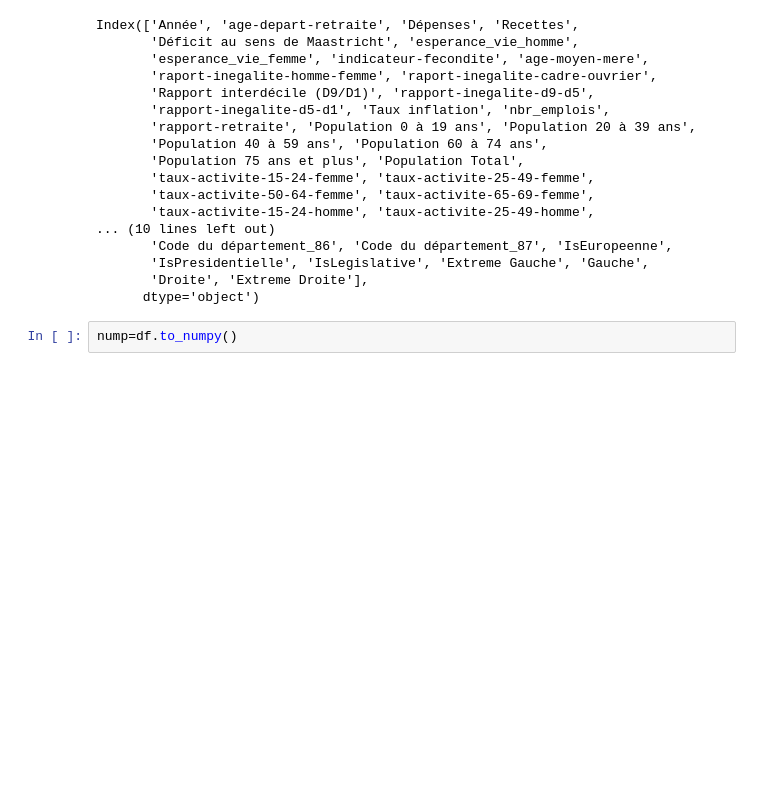
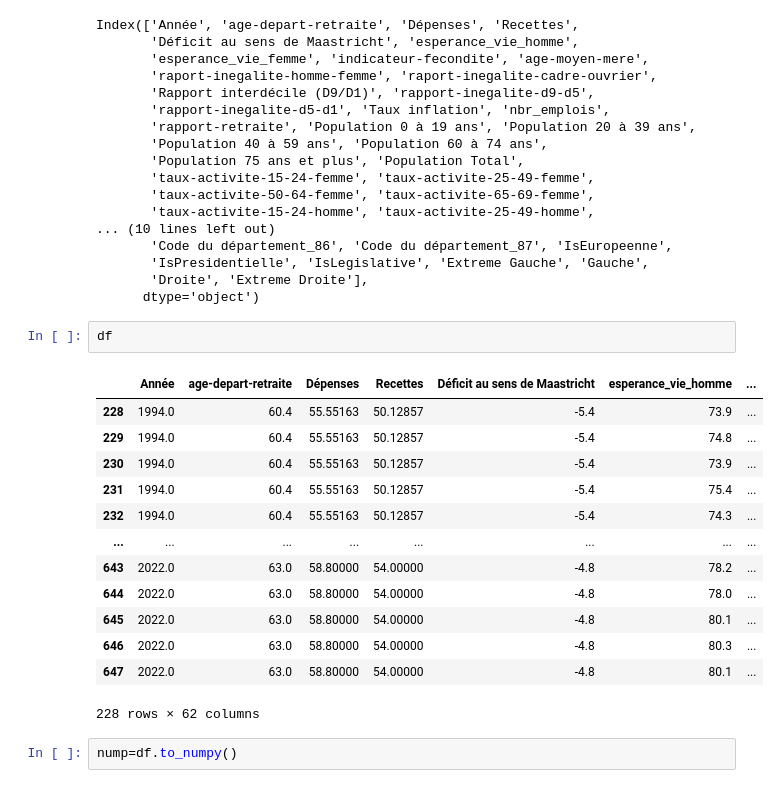
Before and after one commit to L-Clem/MSPR-Big-Data-et-Analyse-des-donnees, a Jupyter notebook: analisys.ipynb, the cells around one changed output. Saved outputs shown, nothing was run; the diff lists cells and outputs as text; blank space fills up the shorter version.

```diff
--- a/analisys.ipynb
+++ b/analisys.ipynb
@@ -252,6 +303,22 @@ Index(['Année', 'age-depart-retraite', 'Dépenses', 'Recettes',
        'IsPresidentielle', 'IsLegislative', 'Extreme Gauche', 'Gauche',
        'Droite', 'Extreme Droite'],
       dtype='object')
+# %%
+df
+# %% [output]
+|  | Année | age-depart-retraite | Dépenses | Recettes | Déficit au sens de Maastricht | esperance_vie_homme | ... |
+| 228 | 1994.0 | 60.4 | 55.55163 | 50.12857 | -5.4 | 73.9 | ... |
+| 229 | 1994.0 | 60.4 | 55.55163 | 50.12857 | -5.4 | 74.8 | ... |
+| 230 | 1994.0 | 60.4 | 55.55163 | 50.12857 | -5.4 | 73.9 | ... |
+| 231 | 1994.0 | 60.4 | 55.55163 | 50.12857 | -5.4 | 75.4 | ... |
+| 232 | 1994.0 | 60.4 | 55.55163 | 50.12857 | -5.4 | 74.3 | ... |
+| ... | ... | ... | ... | ... | ... | ... | ... |
+| 643 | 2022.0 | 63.0 | 58.80000 | 54.00000 | -4.8 | 78.2 | ... |
+| 644 | 2022.0 | 63.0 | 58.80000 | 54.00000 | -4.8 | 78.0 | ... |
+| 645 | 2022.0 | 63.0 | 58.80000 | 54.00000 | -4.8 | 80.1 | ... |
+| 646 | 2022.0 | 63.0 | 58.80000 | 54.00000 | -4.8 | 80.3 | ... |
+| 647 | 2022.0 | 63.0 | 58.80000 | 54.00000 | -4.8 | 80.1 | ... |
+228 rows × 62 columns
 # %%
 nump=df.to_numpy()
 # %%
```
Also changed, not shown: parts of 12 cells of this notebook.
